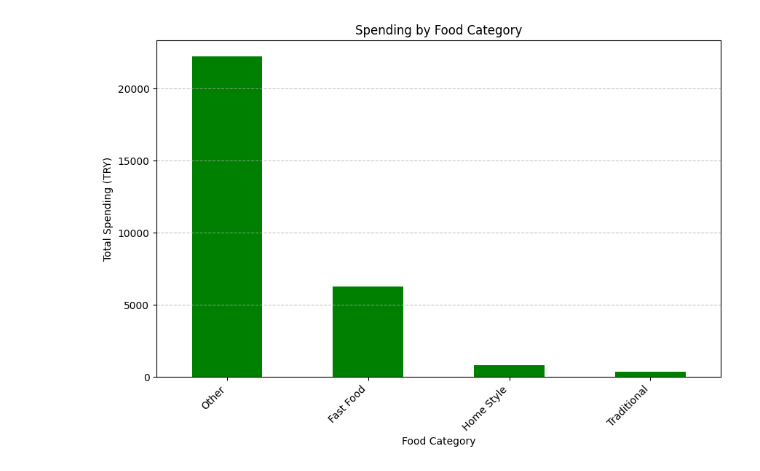
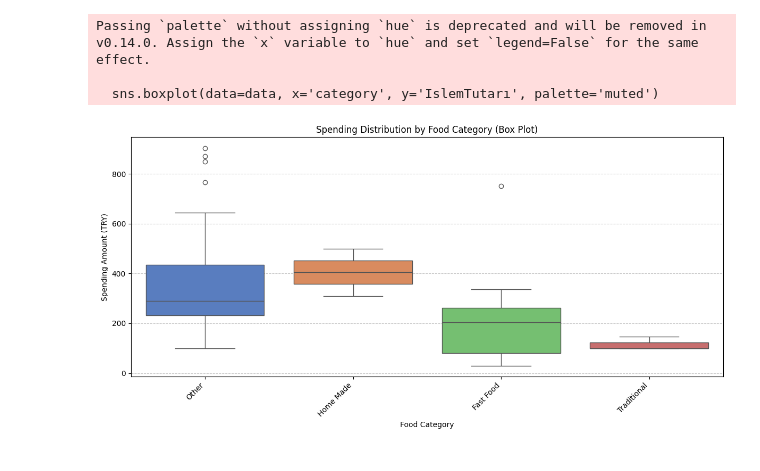
Before and after one commit to emreyontucu/emre_yontucu_dsa210_project, a Jupyter notebook: food category.ipynb, the cells around one changed output. Drawn from its saved outputs; the diff is of its cells as text; code cells hidden in the pictures.

```diff
--- a/food category.ipynb
+++ b/food category.ipynb
@@ -1,39 +1,41 @@
 # %%
 import pandas as pd
 import matplotlib.pyplot as plt
+import seaborn as sns
 
 # Veriyi yükleme
-data = pd.read_csv('/Users/emre/DSA PROJECT/Emre_YONTUCU_ticket.csv')
+data = pd.read_csv('/Users/emre/Desktop/dsa210_project/emre_yontucu_dsa210_project/Emre_YONTUCU_ticket.csv')
 
 # Harcama sütununun sayısal olduğundan emin olun
 data['IslemTutarı'] = data['IslemTutarı'].str.replace(',', '.').astype(float)
 
 # Restoran isimlerine göre kategorilere ayırma
 def categorize_restaurant(name):
     if 'Cafe' in name or 'Kafe' in name:
         return 'Cafe'
     elif 'Fast' in name or 'Burger' in name or 'Mc' in name:
         return 'Fast Food'
     elif 'Ev' in name or 'Yemek' in name:
-        return 'Home Style'
+        return 'Home Made'
     elif 'Pide' in name or 'Kebap' in name:
         return 'Traditional'
     else:
         return 'Other'
 
 data['category'] = data['UyeKurulusTabelaAdı'].apply(categorize_restaurant)
 
-# Kategorilere göre toplam harcama
-category_spending = data.groupby('category')['IslemTutarı'].sum().sort_values(ascending=False)
-
-# Grafiği görselleştirme
-plt.figure(figsize=(10, 6))
-category_spending.plot(kind='bar', color='green')
-plt.title('Spending by Food Category')
+# Box plot görselleştirme
+plt.figure(figsize=(12, 6))
+sns.boxplot(data=data, x='category', y='IslemTutarı', palette='muted')
+plt.title('Spending Distribution by Food Category (Box Plot)')
 plt.xlabel('Food Category')
-plt.ylabel('Total Spending (TRY)')
+plt.ylabel('Spending Amount (TRY)')
 plt.xticks(rotation=45, ha='right')
 plt.grid(axis='y', linestyle='--', alpha=0.7)
+plt.tight_layout()
 plt.show()
 # %% [output]
+Passing `palette` without assigning `hue` is deprecated and will be removed in v0.14.0. Assign the `x` variable to `hue` and set `legend=False` for the same effect.
+
+  sns.boxplot(data=data, x='category', y='IslemTutarı', palette='muted')
-[figure, old version]
+[figure, new version]
```
Also changed, not shown: 11 other files.
